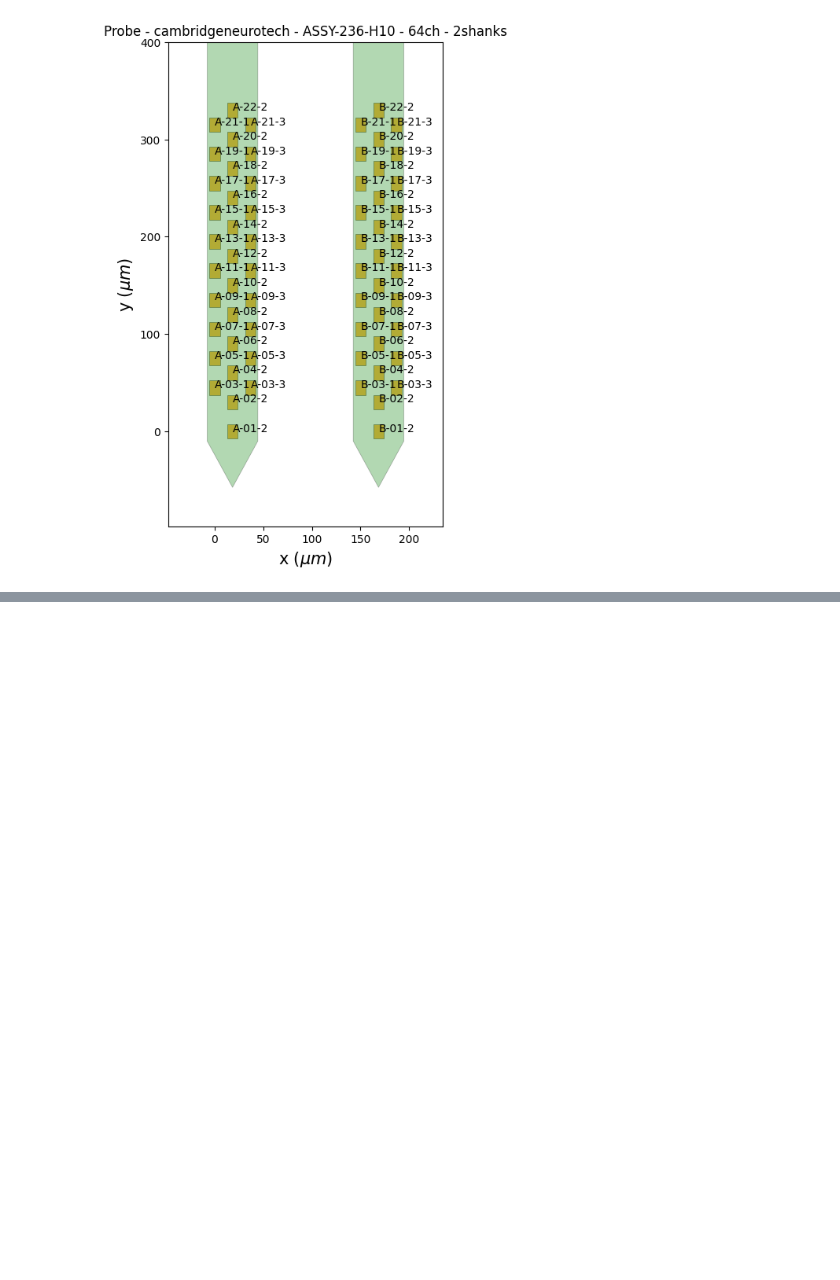
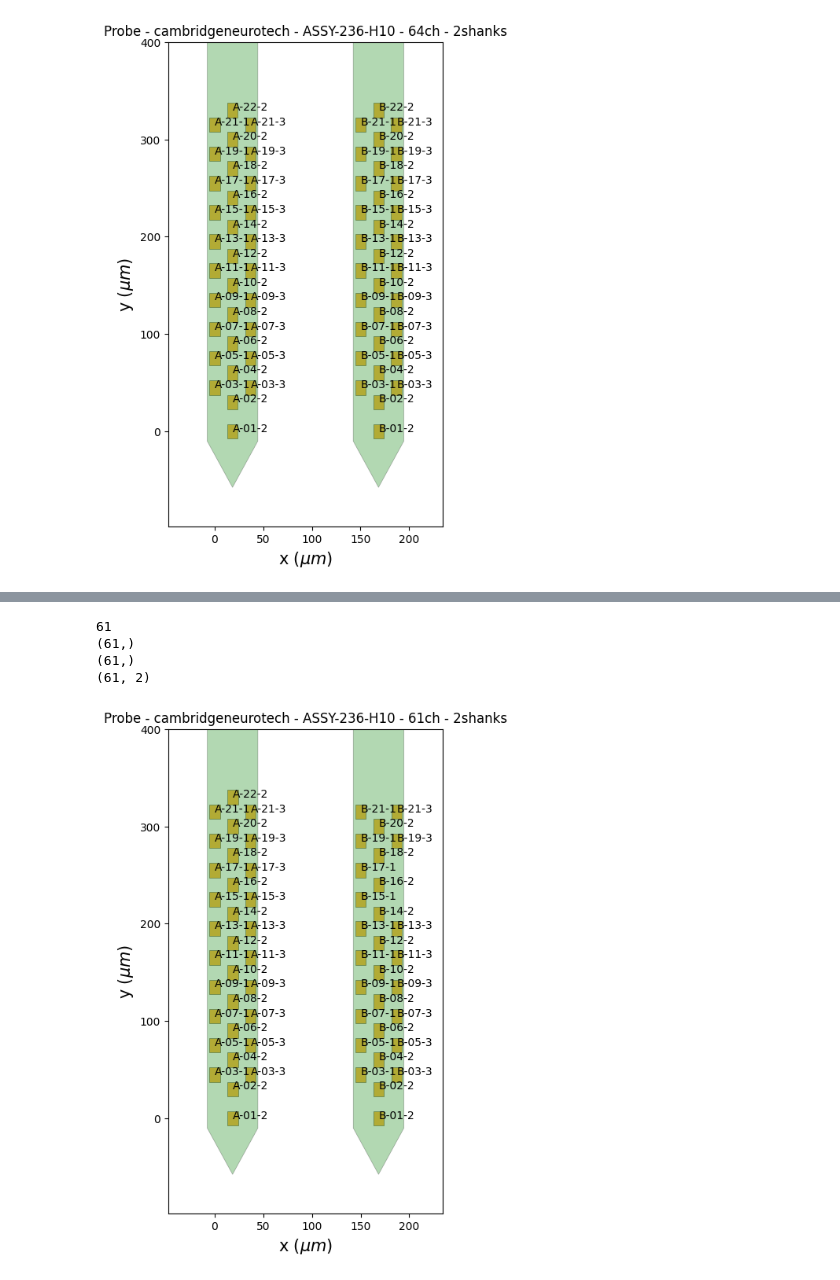
Before and after one commit to isabellow/lhy_hpc, a Jupyter notebook: stim/scratch_si_dartsort.ipynb, the cells around one changed output, grey strips where cells are left out. Cells and saved outputs as stored; diff of their text form; code cells hidden in the pictures; blank space fills up the shorter version.

```diff
--- a/stim/scratch_si_dartsort.ipynb
+++ b/stim/scratch_si_dartsort.ipynb
@@ -86,0 +91,32 @@ recordings_by_shank[1] = ks4_preprocess(recordings_by_shank[1])
+# %%
+# set noise threshold and remove noisy channels
+noise_thresh = 16
+keep_ch_idx = noise_level < noise_thresh
+recording = recording.select_channels(recording.channel_ids[keep_ch_idx])
+# %%
+# sanity check and channel count
+print(recording.get_num_channels())
+print(recording.get_property("group").shape)
+print(recording.get_property("channel_name").shape)
+print(recording.get_channel_locations().shape)
+# %% [output]
+61
+(61,)
+(61,)
+(61, 2)
+# %%
+# reset the probe device indices
+probe = recording.get_probe()
+probe.set_device_channel_indices(
+    np.arange(probe.get_contact_count())
+)
+
+# visualize to check
+fig, ax = plt.subplots(1, 1, figsize=(8, 8))
+prb_plotting.plot_probe(probe, ax=ax)
+ylims = ax.get_ylim()
+ax.set_ylim(ylims[0], 400)
+for pos, ch_name in zip(probe.contact_positions, recording.get_property("channel_name")):
+    ax.text(pos[0], pos[1], ch_name)
+# %% [output]
+[figure, added]
```
Also changed, not shown: parts of 34 cells of this notebook, 5 other files.
